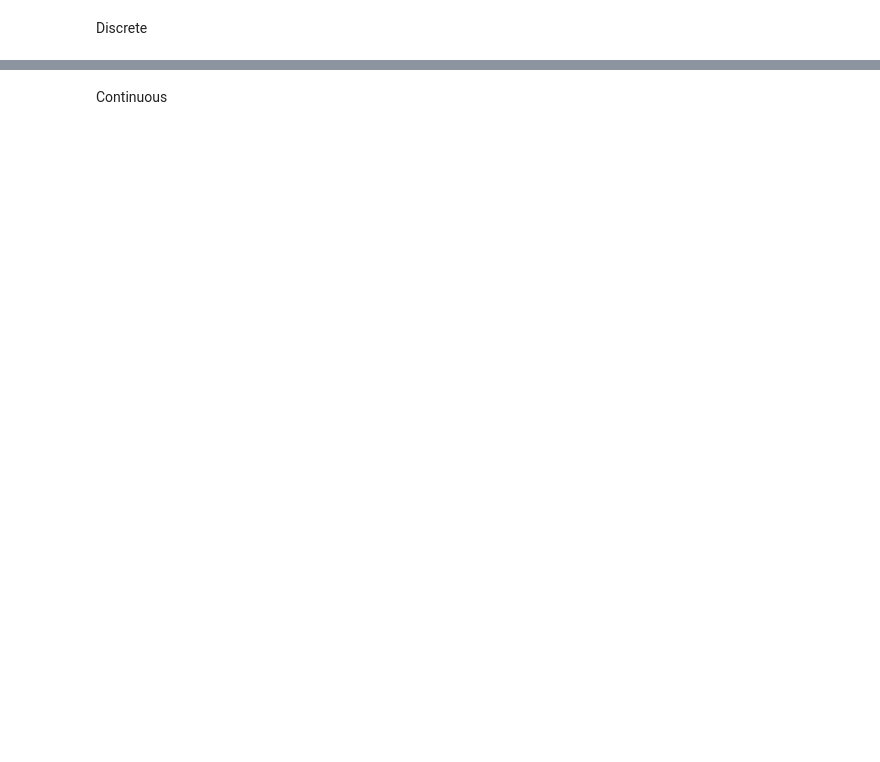
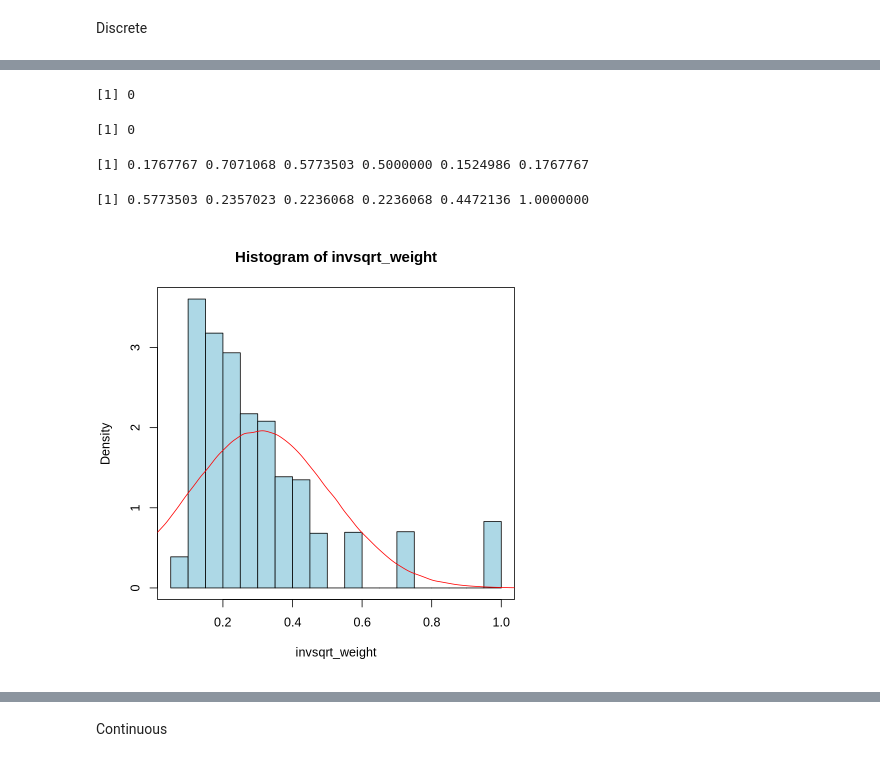
Before and after one commit to raulFuzita/cct-project-muhammad-ca, a Jupyter notebook: CCT_project_Muhammad.ipynb, the cells around one changed output, grey strips where cells are left out. Cells and saved outputs as stored; diff of their text form; code cells hidden in the pictures; blank space fills up the shorter version.

```diff
--- a/CCT_project_Muhammad.ipynb
+++ b/CCT_project_Muhammad.ipynb
@@ -591,0 +586,4 @@ labs(x='Order Priority', y='Observation')
+# %%
+# Retrive only integer variables
+discrete <- df[lapply(colnames(df), function(x) class(df[[x]]) == 'integer') == TRUE]
+head(discrete)
@@ -591,0 +600,35 @@ labs(x='Order Priority', y='Observation')
+# %%
+# check if there is any NA value
+sum(is.na(discrete))
+# %% [output]
+[1] 0
+# %%
+# check if there is any value equal or less than zero
+length(discrete[sapply(names(discrete), function(x) discrete[[x]] < 0) == TRUE])
+# %% [output]
+[1] 0
+# %%
+invsqrt_weight <- 1 / sqrt(discrete$Order.Quantity)
+head(invsqrt_weight)
+tail(invsqrt_weight)
+# %% [output]
+[1] 0.1767767 0.7071068 0.5773503 0.5000000 0.1524986 0.1767767
+[1] 0.5773503 0.2357023 0.2236068 0.2236068 0.4472136 1.0000000
+# %%
+simulate_nd <- rnorm(1000000, mean = mean(invsqrt_weight), sd = sd(invsqrt_weight))
+# %%
+hist(invsqrt_weight,
+  col = "lightblue",
+  prob = TRUE,
+  border = "black"
+)
+
+box(which = "plot",
+  col="black",
+)
+
+lines(density(simulate_nd),
+  col = "red"
+)
+# %% [output]
+[figure, added]
```
Also changed, not shown: parts of 57 cells of this notebook.
